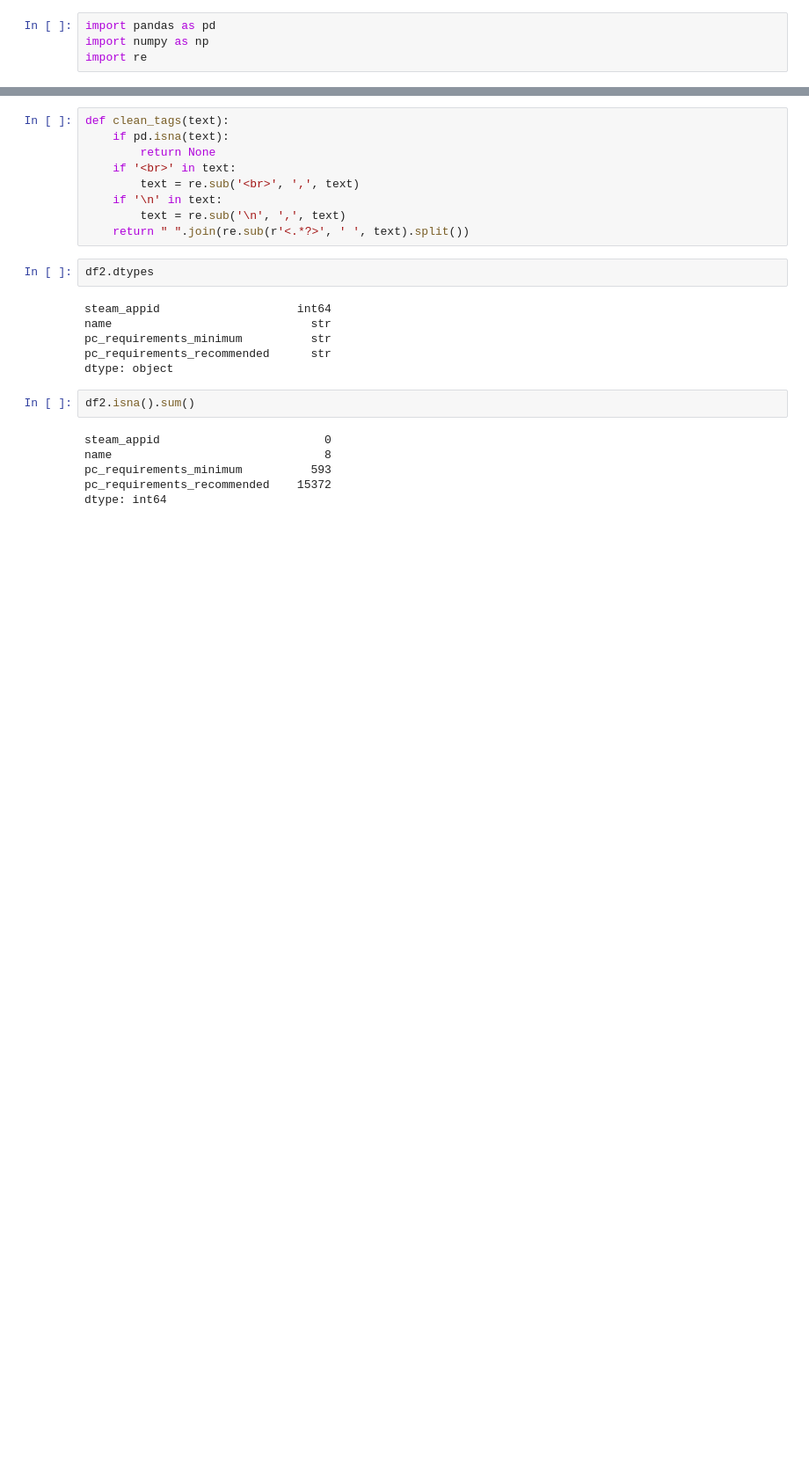
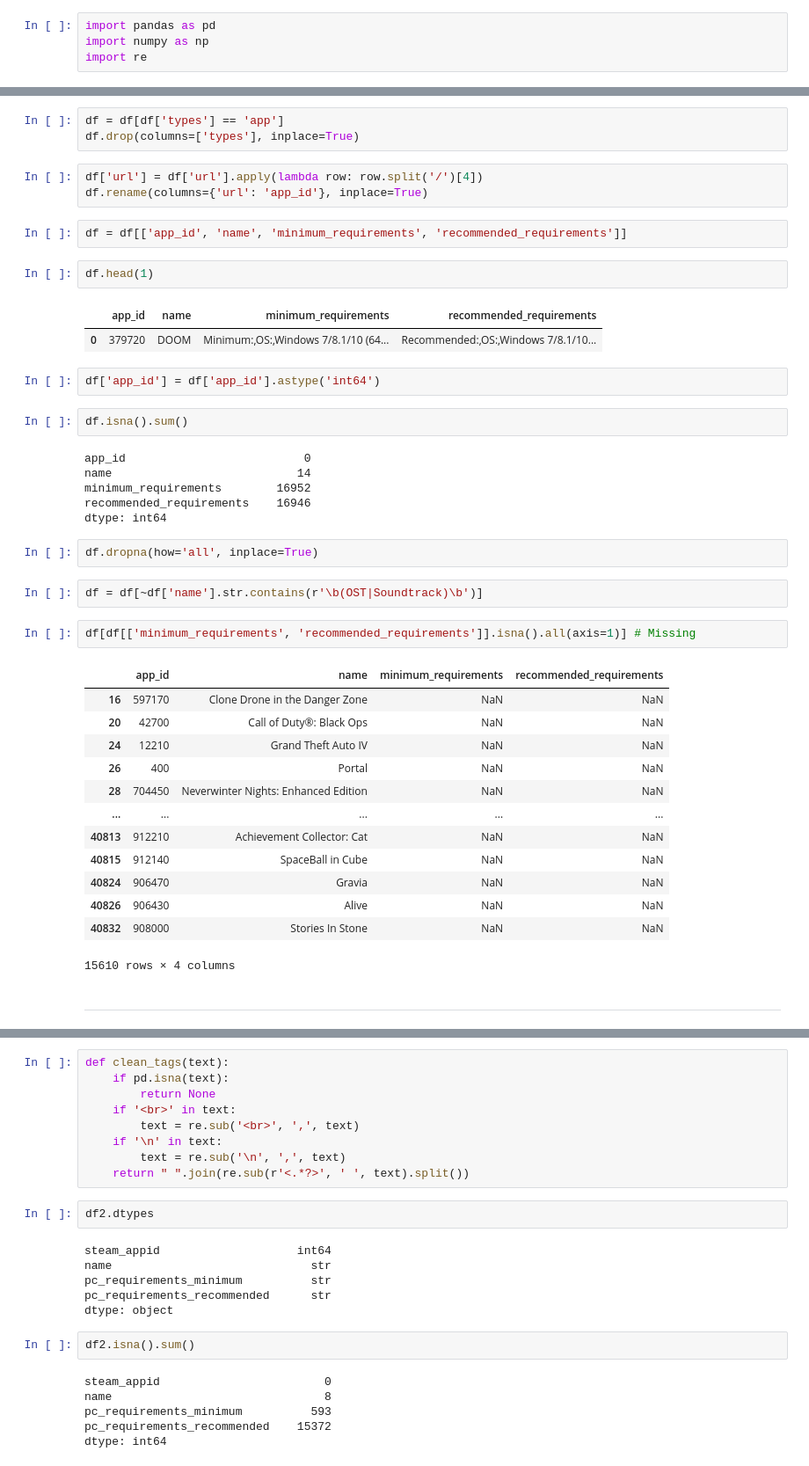
Before and after one commit to GrupoMackenzie/ProjetoAplicado03-DataScience-Mackenzie-2026, a Jupyter notebook: src/notebooks/requirements_merge.ipynb, the cells around one changed output, grey strips where cells are left out. Shown at 88% size. Cells and saved outputs as stored; diff of their text form; blank space fills up the shorter version.

```diff
--- a/src/notebooks/requirements_merge.ipynb
+++ b/src/notebooks/requirements_merge.ipynb
@@ -8 +18,46 @@ df2 = pd.read_csv("../../datasets/steam_requirements_scraped.csv")
+# %%
+df = df[df['types'] == 'app']
+df.drop(columns=['types'], inplace=True)
+# %%
+df['url'] = df['url'].apply(lambda row: row.split('/')[4])
+df.rename(columns={'url': 'app_id'}, inplace=True)
+# %%
+df = df[['app_id', 'name', 'minimum_requirements', 'recommended_requirements']]
+# %%
+df.head(1)
+# %% [output]
+|  | app_id | name | minimum_requirements | recommended_requirements |
+| 0 | 379720 | DOOM | Minimum:,OS:,Windows 7/8.1/10 (64... | Recommended:,OS:,Windows 7/8.1/10... |
+# %%
+df['app_id'] = df['app_id'].astype('int64')
+# %%
+df.isna().sum()
+# %% [output]
+app_id                          0
+name                           14
+minimum_requirements        16952
+recommended_requirements    16946
+dtype: int64
+# %%
+df.dropna(how='all', inplace=True)
+# %%
+df = df[~df['name'].str.contains(r'\b(OST|Soundtrack)\b')]
+# %%
+df[df[['minimum_requirements', 'recommended_requirements']].isna().all(axis=1)] # Missing
+# %% [output]
+|  | app_id | name | minimum_requirements | recommended_requirements |
+| 16 | 597170 | Clone Drone in the Danger Zone | NaN | NaN |
+| 20 | 42700 | Call of Duty®: Black Ops | NaN | NaN |
+| 24 | 12210 | Grand Theft Auto IV | NaN | NaN |
+| 26 | 400 | Portal | NaN | NaN |
+| 28 | 704450 | Neverwinter Nights: Enhanced Edition | NaN | NaN |
+| ... | ... | ... | ... | ... |
+| 40813 | 912210 | Achievement Collector: Cat | NaN | NaN |
+| 40815 | 912140 | SpaceBall in Cube | NaN | NaN |
+| 40824 | 906470 | Gravia | NaN | NaN |
+| 40826 | 906430 | Alive | NaN | NaN |
+| 40832 | 908000 | Stories In Stone | NaN | NaN |
+15610 rows × 4 columns
+# %% [markdown]
+---
 # %%
```
Also changed, not shown: parts of 25 cells of this notebook, 4 other files.
